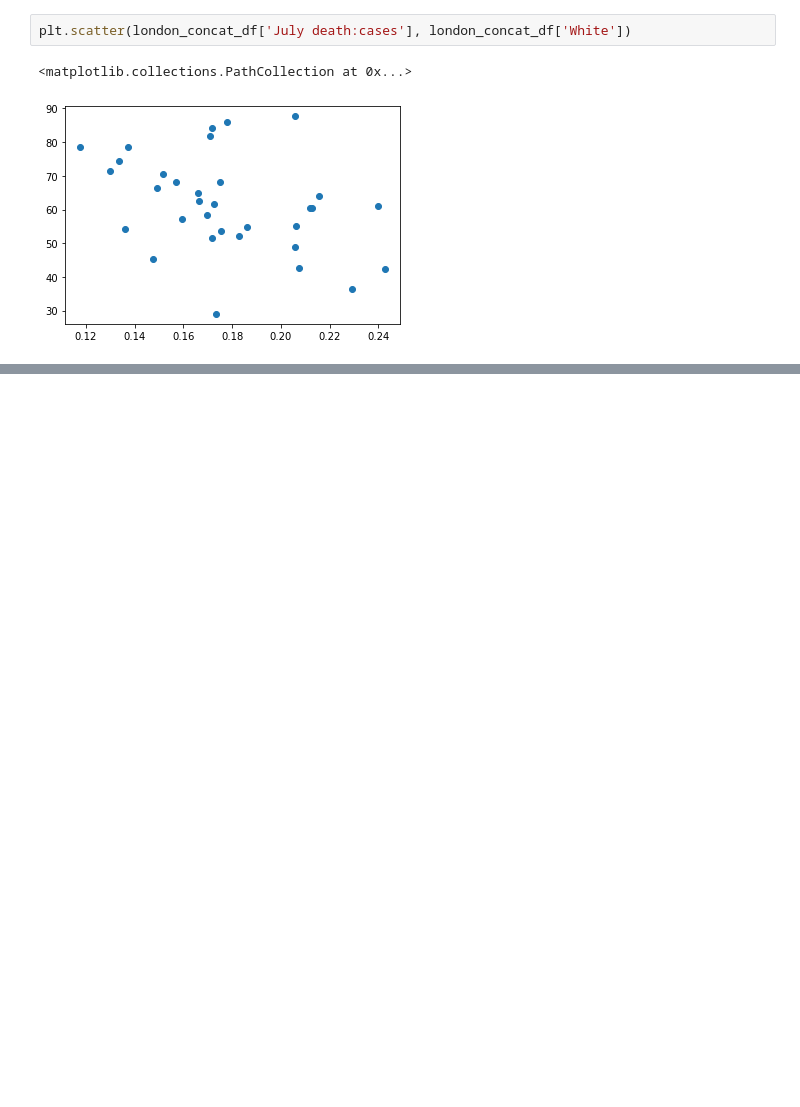
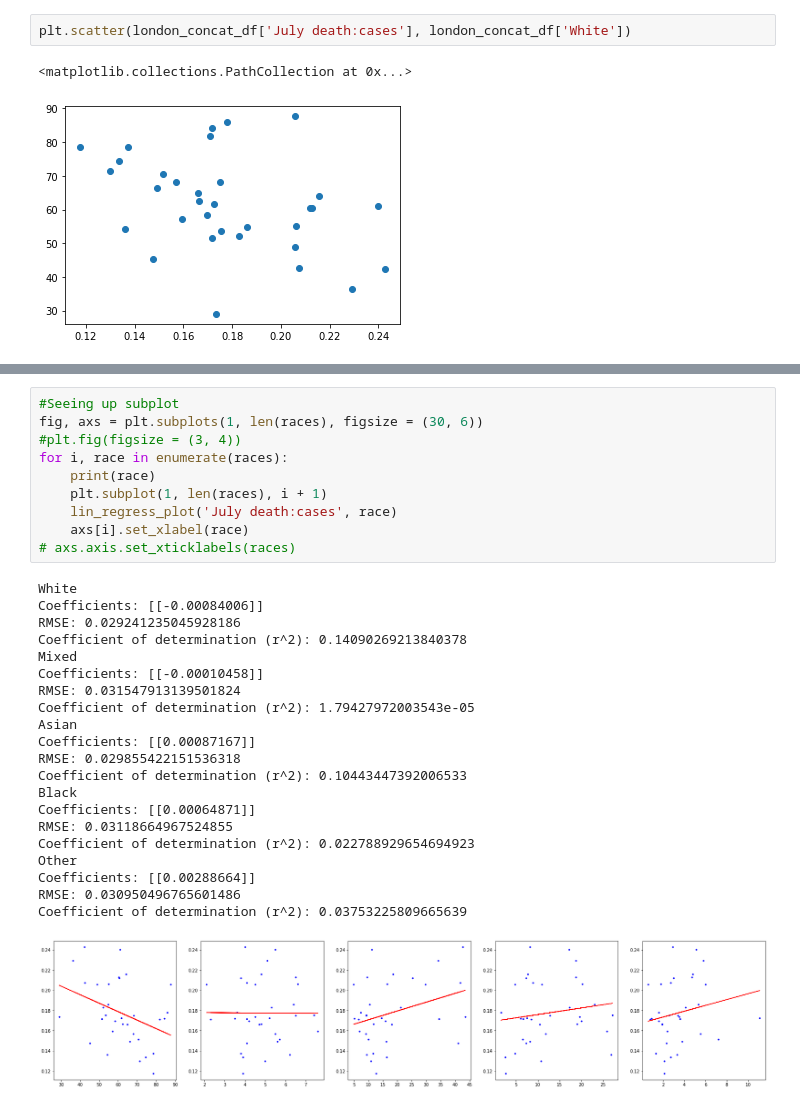
Before and after one commit to conorhamill36/London_COVID, a Jupyter notebook: London_COVID.ipynb, the cells around one changed output, grey strips where cells are left out. Drawn from its saved outputs; the diff is of its cells as text; blank space fills up the shorter version.

```diff
--- a/London_COVID.ipynb
+++ b/London_COVID.ipynb
@@ -599,0 +642,32 @@ plt.scatter(london_concat_df['July death:cases'], london_concat_df['White'])
+# %%
+#Seeing up subplot
+fig, axs = plt.subplots(1, len(races), figsize = (30, 6))
+#plt.fig(figsize = (3, 4))
+for i, race in enumerate(races):
+    print(race)
+    plt.subplot(1, len(races), i + 1)
+    lin_regress_plot('July death:cases', race)
+    axs[i].set_xlabel(race)
+# axs.axis.set_xticklabels(races)
+# %% [output]
+White
+Coefficients: [[-0.00084006]]
+RMSE: 0.029241235045928186
+Coefficient of determination (r^2): 0.14090269213840378
+Mixed
+Coefficients: [[-0.00010458]]
+RMSE: 0.031547913139501824
+Coefficient of determination (r^2): 1.79427972003543e-05
+Asian
+Coefficients: [[0.00087167]]
+RMSE: 0.029855422151536318
+Coefficient of determination (r^2): 0.10443447392006533
+Black
+Coefficients: [[0.00064871]]
+RMSE: 0.03118664967524855
+Coefficient of determination (r^2): 0.022788929654694923
+Other
+Coefficients: [[0.00288664]]
+RMSE: 0.030950496765601486
+Coefficient of determination (r^2): 0.03753225809665639
+[figure, added]
```
Also changed, not shown: parts of 6 cells of this notebook.
